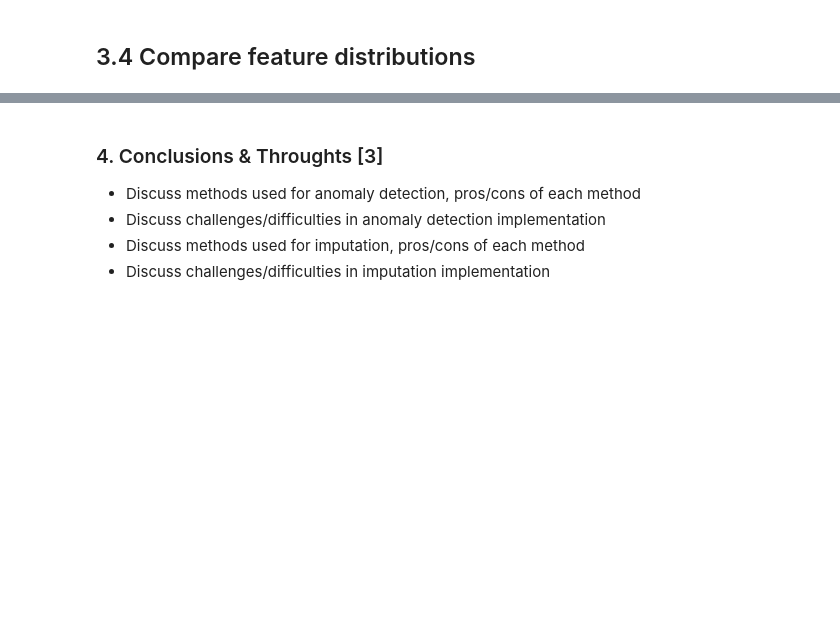
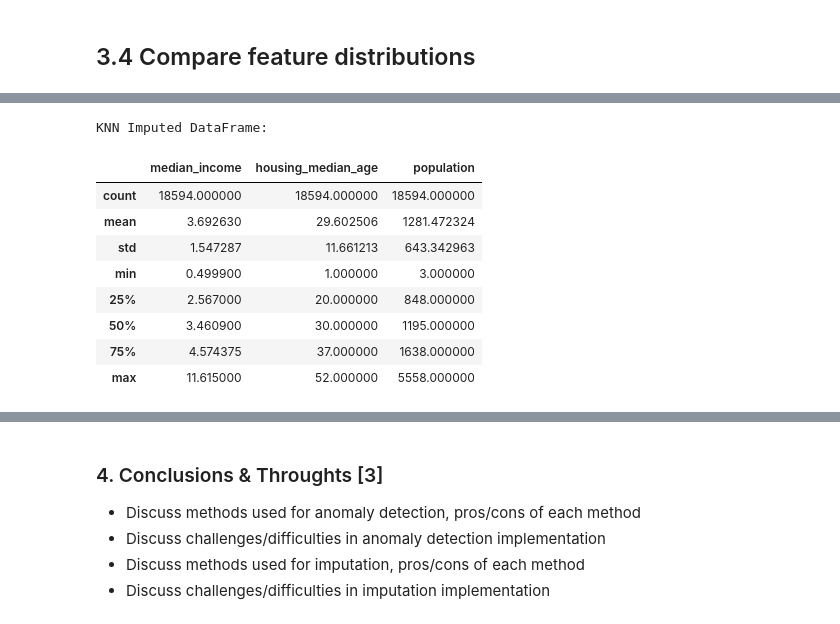
Before and after one commit to kabirdin5/computer-vision-project, a Jupyter notebook: CSC3831_Coursework_P1.ipynb, the cells around one changed output, grey strips where cells are left out. Drawn from its saved outputs; the diff is of its cells as text; code cells hidden in the pictures; blank space fills up the shorter version.

```diff
--- a/CSC3831_Coursework_P1.ipynb
+++ b/CSC3831_Coursework_P1.ipynb
@@ -761,0 +809,14 @@ mice_df.head(20)
+# %%
+print('KNN Imputed DataFrame:')
+knn_df[null_columns].describe()
+# %% [output]
+KNN Imputed DataFrame:
+|  | median_income | housing_median_age | population |
+| count | 18594.000000 | 18594.000000 | 18594.000000 |
+| mean | 3.692630 | 29.602506 | 1281.472324 |
+| std | 1.547287 | 11.661213 | 643.342963 |
+| min | 0.499900 | 1.000000 | 3.000000 |
+| 25% | 2.567000 | 20.000000 | 848.000000 |
+| 50% | 3.460900 | 30.000000 | 1195.000000 |
+| 75% | 4.574375 | 37.000000 | 1638.000000 |
+| max | 11.615000 | 52.000000 | 5558.000000 |
```
Also changed, not shown: parts of 36 cells of this notebook.
